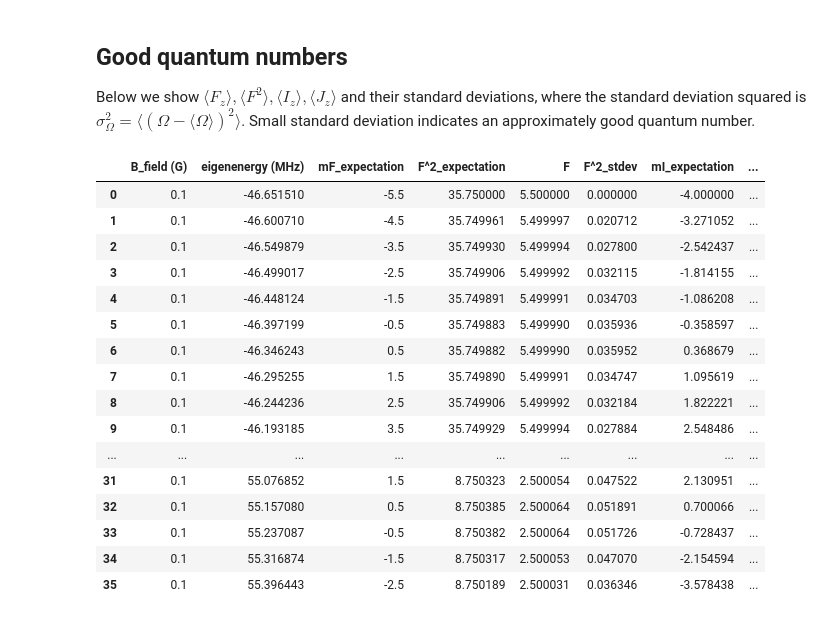
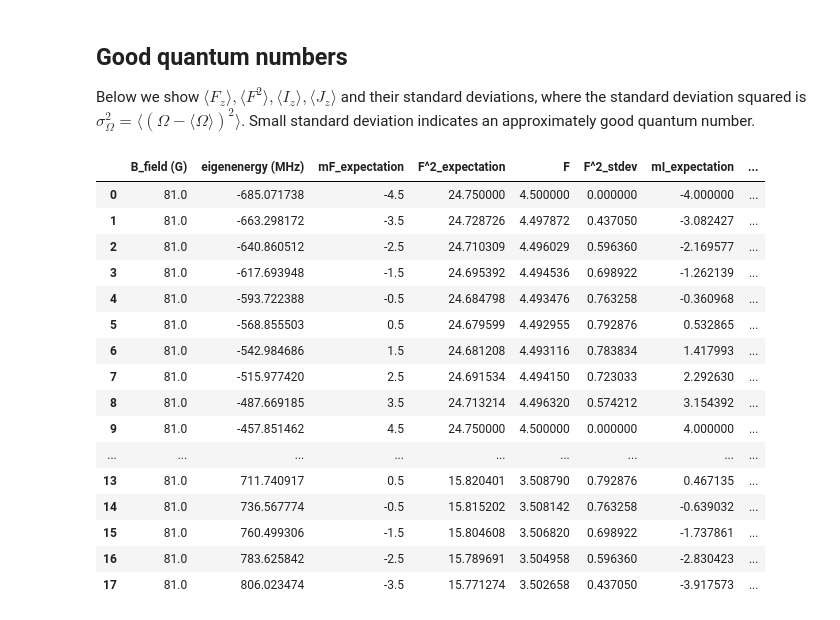
Before and after one commit to achuang2718/hfs, a Jupyter notebook: hfs.ipynb, the cells around one changed output. Cells and saved outputs as stored; diff of their text form; code cells hidden in the pictures.

```diff
--- a/hfs.ipynb
+++ b/hfs.ipynb
@@ -28,6 +28,15 @@ def spectrum_at_Bfield(Bz,
         g_J = 1.334102228
         plt.title(r'40K D2, $I=${I}, $J=${J}'.format(I=I, J=J), fontsize = 20)
 
+    if manifold == '40K GS':
+        ah = -285.7308
+        I = 4
+        J = 1/2
+        bh = 0
+        g_I = 0.00017649
+        g_J = 2.00229421
+        plt.title(r'40K GS, $I=${I}, $J=${J}'.format(I=I, J=J), fontsize = 20)
+
     H_hfs = 0
     I_dot_J, I_sq, J_sq = 0, 0, 0
     for J_i in [spin_Jx, spin_Jy, spin_Jz]:
@@ -35,7 +44,8 @@ def spectrum_at_Bfield(Bz,
         I_sq += tensor(J_i(I)**2, qeye(int(2*J + 1)))
         J_sq += tensor(qeye(int(2*I + 1)), J_i(J)**2)
     H_hfs = ah * I_dot_J
-    H_hfs += bh / (2 * I * (2*I - 1) * J * (2*J-1)) * (3 * I_dot_J / 2 + 3* (I_dot_J)**2 - I_sq * J_sq)
+    if bh != 0:
+        H_hfs += bh / (2 * I * (2*I - 1) * J * (2*J-1)) * (3 * I_dot_J / 2 + 3* (I_dot_J)**2 - I_sq * J_sq)
     #external field term
     I_z, J_z = tensor(spin_Jz(I), qeye(int(2*J + 1))), tensor(qeye(int(2*I + 1)),spin_Jz(J))
     H = H_hfs + (g_I * I_z +  g_J * J_z) * mu_0 * Bz
@@ -73,12 +83,12 @@ def spectrum_at_Bfield(Bz,
     spectrum_df.sort_values(by='eigenenergy (MHz)', inplace=True)
     return spectrum_df
 
-def plot_E_vs_B(B_min = 0, B_max = 150, n_pts = 100):
+def plot_E_vs_B(B_min = 0, B_max = 1000, n_pts = 100, manifold = '40K D2'):
     plt.close()
     plt.style.use('seaborn')
     plt.figure(figsize = (8,6))
     for Bz in np.linspace(B_min,B_max,n_pts):
-        eigvals = spectrum_at_Bfield(Bz)['eigenenergy (MHz)']
+        eigvals = spectrum_at_Bfield(Bz, manifold = manifold)['eigenenergy (MHz)']
         plt.plot(np.ones_like(eigvals)*Bz, eigvals, 'ko', markersize = '1')
         plt.plot(Bz, np.mean(eigvals), 'ro', markersize = '1')
     plt.xlabel(r'$B$ (Gauss)', fontsize = 20)
@@ -86,30 +96,30 @@ def plot_E_vs_B(B_min = 0, B_max = 150, n_pts = 100):
     plt.tight_layout()
     plt.show()
 
-plot_E_vs_B()
+plot_E_vs_B(manifold = '40K GS')
 # %% [output]
 [interactive output not drawn]
 [interactive output not drawn]
 # %% [markdown]
 ## Good quantum numbers
 Below we show $\langle F_z\rangle, \langle F^2\rangle, \langle I_z\rangle, \langle J_z\rangle$ and their standard deviations, where the standard deviation squared is $\sigma^2_\Omega = {\langle (\Omega - \langle \Omega \rangle)^2\rangle}$. Small standard deviation indicates an approximately good quantum number.
-# %%
-spectrum_at_Bfield(0.1)
-# %% [output]
-|  | B_field (G) | eigenenergy (MHz) | mF_expectation | F^2_expectation | F | F^2_stdev | mI_expectation | ... |
-| 0 | 0.1 | -46.651510 | -5.5 | 35.750000 | 5.500000 | 0.000000 | -4.000000 | ... |
-| 1 | 0.1 | -46.600710 | -4.5 | 35.749961 | 5.499997 | 0.020712 | -3.271052 | ... |
-| 2 | 0.1 | -46.549879 | -3.5 | 35.749930 | 5.499994 | 0.027800 | -2.542437 | ... |
-| 3 | 0.1 | -46.499017 | -2.5 | 35.749906 | 5.499992 | 0.032115 | -1.814155 | ... |
-| 4 | 0.1 | -46.448124 | -1.5 | 35.749891 | 5.499991 | 0.034703 | -1.086208 | ... |
-| 5 | 0.1 | -46.397199 | -0.5 | 35.749883 | 5.499990 | 0.035936 | -0.358597 | ... |
-| 6 | 0.1 | -46.346243 | 0.5 | 35.749882 | 5.499990 | 0.035952 | 0.368679 | ... |
-| 7 | 0.1 | -46.295255 | 1.5 | 35.749890 | 5.499991 | 0.034747 | 1.095619 | ... |
-| 8 | 0.1 | -46.244236 | 2.5 | 35.749906 | 5.499992 | 0.032184 | 1.822221 | ... |
-| 9 | 0.1 | -46.193185 | 3.5 | 35.749929 | 5.499994 | 0.027884 | 2.548486 | ... |
-| ... | ... | ... | ... | ... | ... | ... | ... | ... |
-| 31 | 0.1 | 55.076852 | 1.5 | 8.750323 | 2.500054 | 0.047522 | 2.130951 | ... |
-| 32 | 0.1 | 55.157080 | 0.5 | 8.750385 | 2.500064 | 0.051891 | 0.700066 | ... |
-| 33 | 0.1 | 55.237087 | -0.5 | 8.750382 | 2.500064 | 0.051726 | -0.728437 | ... |
-| 34 | 0.1 | 55.316874 | -1.5 | 8.750317 | 2.500053 | 0.047070 | -2.154594 | ... |
-| 35 | 0.1 | 55.396443 | -2.5 | 8.750189 | 2.500031 | 0.036346 | -3.578438 | ... |
+# %%
+spectrum_at_Bfield(81, manifold = '40K GS')
+# %% [output]
+|  | B_field (G) | eigenenergy (MHz) | mF_expectation | F^2_expectation | F | F^2_stdev | mI_expectation | ... |
+| 0 | 81.0 | -685.071738 | -4.5 | 24.750000 | 4.500000 | 0.000000 | -4.000000 | ... |
+| 1 | 81.0 | -663.298172 | -3.5 | 24.728726 | 4.497872 | 0.437050 | -3.082427 | ... |
+| 2 | 81.0 | -640.860512 | -2.5 | 24.710309 | 4.496029 | 0.596360 | -2.169577 | ... |
+| 3 | 81.0 | -617.693948 | -1.5 | 24.695392 | 4.494536 | 0.698922 | -1.262139 | ... |
+| 4 | 81.0 | -593.722388 | -0.5 | 24.684798 | 4.493476 | 0.763258 | -0.360968 | ... |
+| 5 | 81.0 | -568.855503 | 0.5 | 24.679599 | 4.492955 | 0.792876 | 0.532865 | ... |
+| 6 | 81.0 | -542.984686 | 1.5 | 24.681208 | 4.493116 | 0.783834 | 1.417993 | ... |
+| 7 | 81.0 | -515.977420 | 2.5 | 24.691534 | 4.494150 | 0.723033 | 2.292630 | ... |
+| 8 | 81.0 | -487.669185 | 3.5 | 24.713214 | 4.496320 | 0.574212 | 3.154392 | ... |
+| 9 | 81.0 | -457.851462 | 4.5 | 24.750000 | 4.500000 | 0.000000 | 4.000000 | ... |
+| ... | ... | ... | ... | ... | ... | ... | ... | ... |
+| 13 | 81.0 | 711.740917 | 0.5 | 15.820401 | 3.508790 | 0.792876 | 0.467135 | ... |
+| 14 | 81.0 | 736.567774 | -0.5 | 15.815202 | 3.508142 | 0.763258 | -0.639032 | ... |
+| 15 | 81.0 | 760.499306 | -1.5 | 15.804608 | 3.506820 | 0.698922 | -1.737861 | ... |
+| 16 | 81.0 | 783.625842 | -2.5 | 15.789691 | 3.504958 | 0.596360 | -2.830423 | ... |
+| 17 | 81.0 | 806.023474 | -3.5 | 15.771274 | 3.502658 | 0.437050 | -3.917573 | ... |
```
